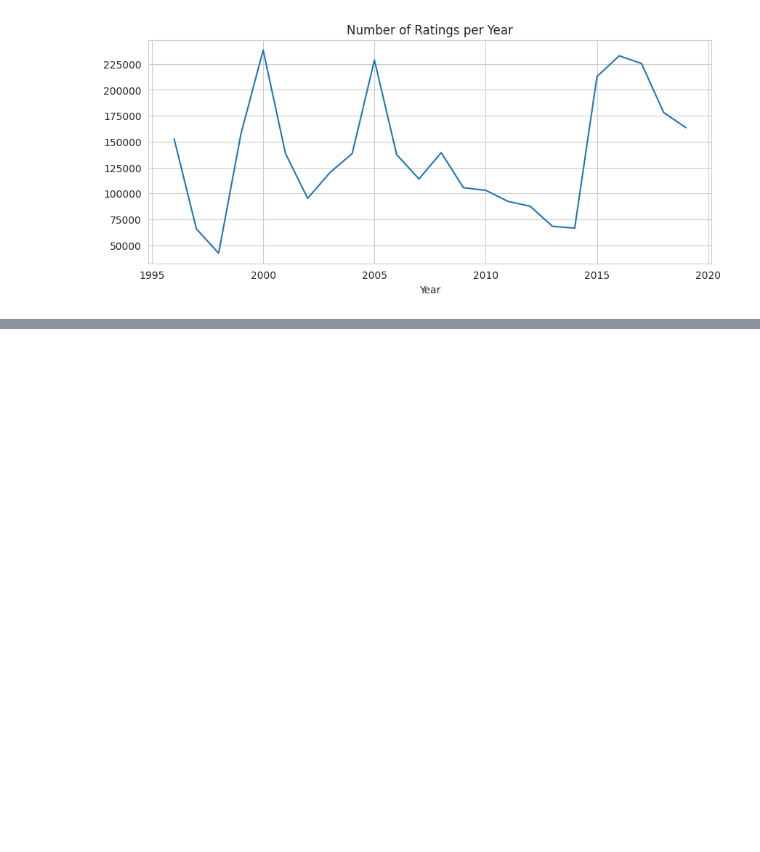
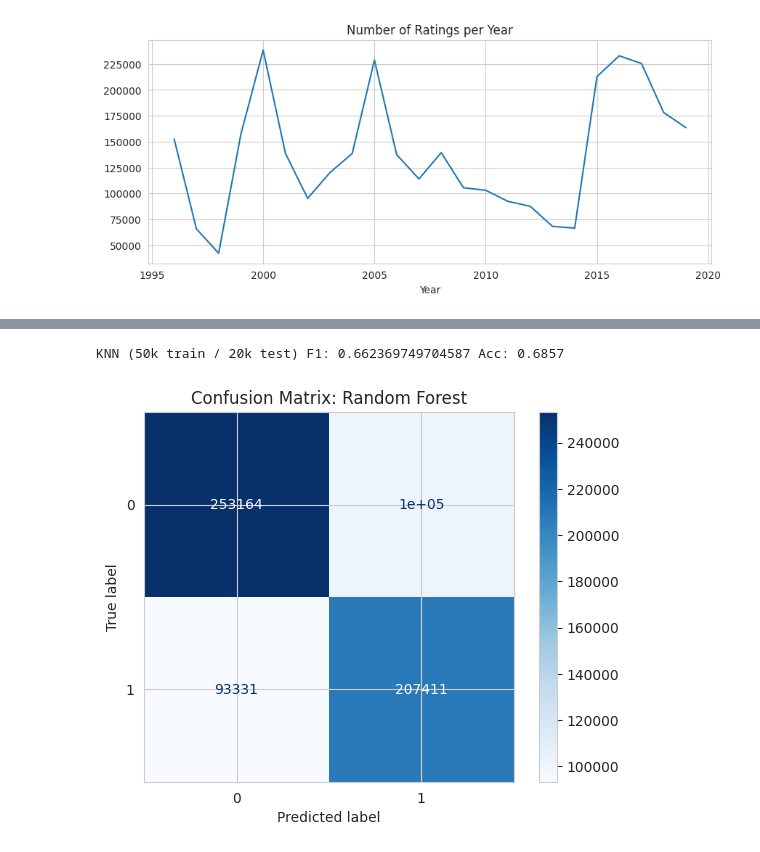
Before and after one commit to kashvi613/MovieRecommendationSystem, a Jupyter notebook: MovieRecommendationSystem.ipynb, the cells around one changed output, grey strips where cells are left out. Drawn from its saved outputs; the diff is of its cells as text; code cells hidden in the pictures; blank space fills up the shorter version.

```diff
--- a/MovieRecommendationSystem.ipynb
+++ b/MovieRecommendationSystem.ipynb
@@ -227,0 +365,4 @@ plt.title('Number of Ratings per Year'); plt.xlabel('Year'); plt.show()
+# %%
+y_train_c = (y_train >= 4).astype(int)
+y_test_c = (y_test >= 4).astype(int)
+print("Liked share (train):", y_train_c.mean().round(3), " (test):", y_test_c.mean().round(3))
@@ -227,0 +371,25 @@ plt.title('Number of Ratings per Year'); plt.xlabel('Year'); plt.show()
+# %%
+from sklearn.linear_model import LogisticRegression
+from sklearn.tree import DecisionTreeClassifier
+from sklearn.ensemble import RandomForestClassifier
+from sklearn.naive_bayes import GaussianNB
+from sklearn.metrics import accuracy_score, precision_score, recall_score, f1_score
+
+idx = X_train.sample(300000, random_state=42).index
+Xs, ys = X_train.loc[idx], y_train_c.loc[idx]
+
+clfs = {
+    'Logistic Regression': LogisticRegression(max_iter=1000),
+    'Decision Tree': DecisionTreeClassifier(max_depth=8, min_samples_leaf=50, random_state=42),
+    'Random Forest': RandomForestClassifier(n_estimators=100, max_depth=12, min_samples_leaf=20, n_jobs=-1, random_state=42),
+    'Naive Bayes': GaussianNB(),
+}
+
+cres = []
+for name, m in clfs.items():
+    m.fit(Xs, ys)
+    p = m.predict(X_test)
+    cres.append([name, accuracy_score(y_test_c, p), precision_score(y_test_c, p),
+                 recall_score(y_test_c, p), f1_score(y_test_c, p)])
+
+pd.DataFrame(cres, columns=['Model', 'Accuracy', 'Precision', 'Recall', 'F1'])
@@ -227,0 +402,15 @@ plt.title('Number of Ratings per Year'); plt.xlabel('Year'); plt.show()
+# %%
+from sklearn.neighbors import KNeighborsClassifier
+knn = KNeighborsClassifier(n_neighbors=15, n_jobs=-1).fit(Xs.sample(50000, random_state=1), ys.loc[Xs.sample(50000, random_state=1).index])
+ti = X_test.sample(20000, random_state=1).index
+p = knn.predict(X_test.loc[ti])
+print("KNN (50k train / 20k test) F1:", f1_score(y_test_c.loc[ti], p), "Acc:", accuracy_score(y_test_c.loc[ti], p))
+# %% [output]
+KNN (50k train / 20k test) F1: 0.662369749704587 Acc: 0.6857
+# %%
+from sklearn.metrics import ConfusionMatrixDisplay
+best = clfs['Random Forest']
+ConfusionMatrixDisplay.from_predictions(y_test_c, best.predict(X_test), cmap='Blues')
+plt.title('Confusion Matrix: Random Forest'); plt.show()
+# %% [output]
+[figure, added]
```
Also changed, not shown: parts of 13 cells of this notebook.
